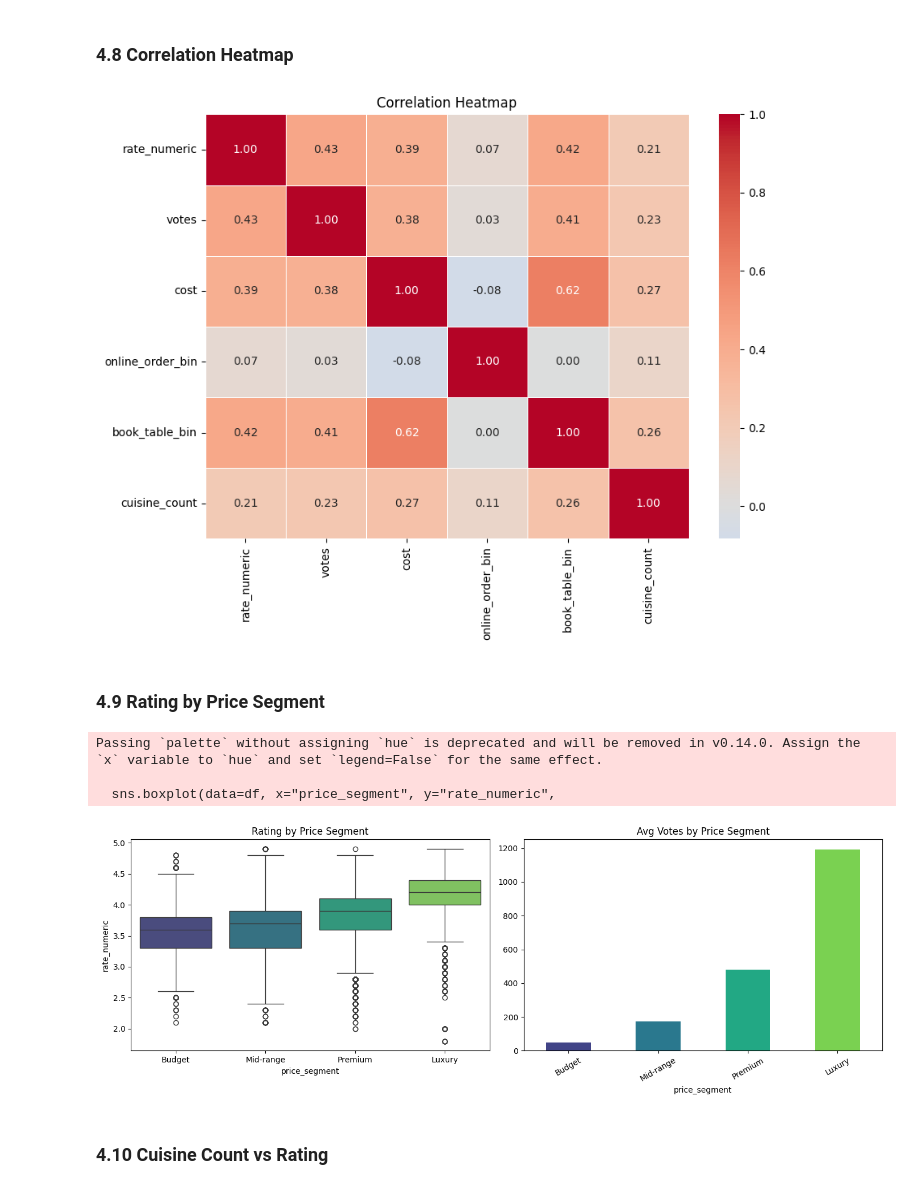
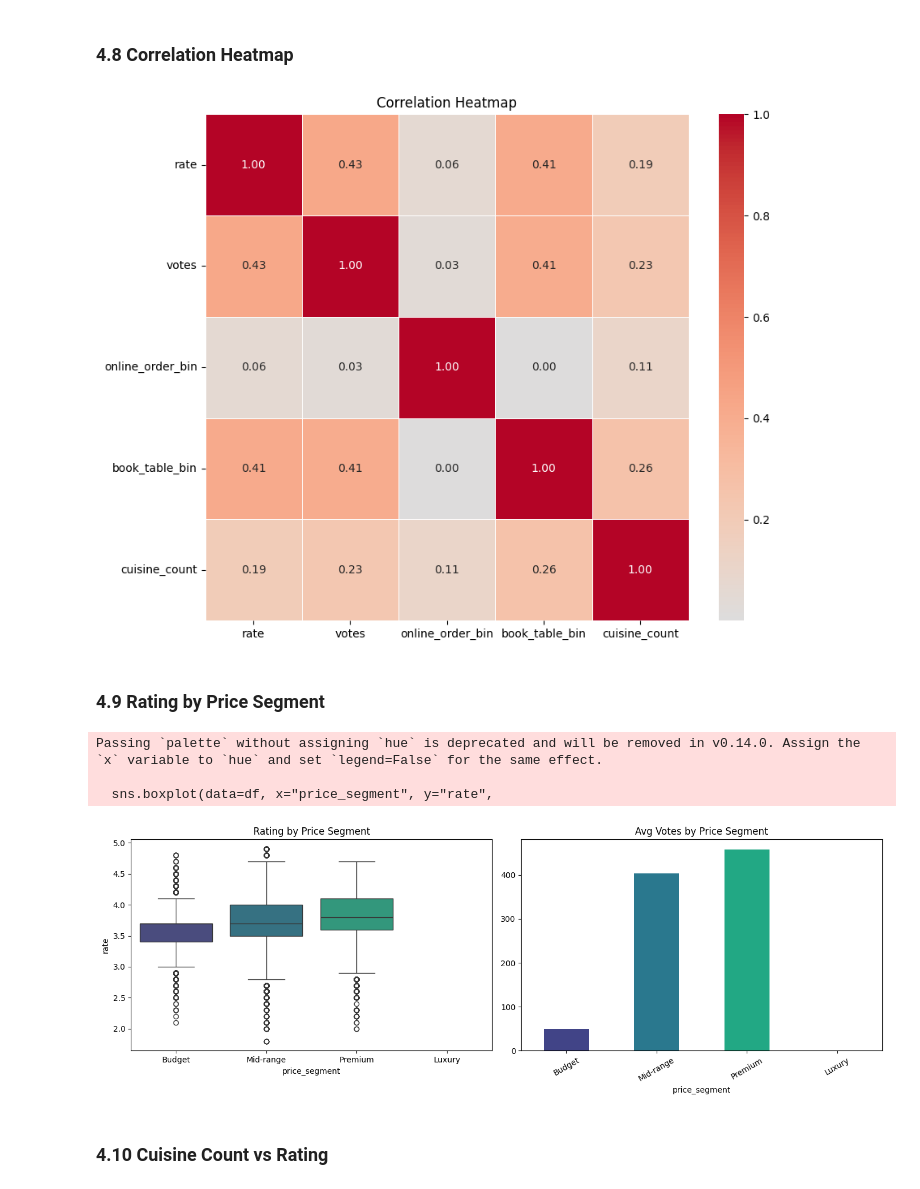
Before and after one commit to codebynishan/zomato-business-analysis, a Jupyter notebook: src/EDA.ipynb, the cells around one changed output. Saved outputs shown, nothing was run; the diff lists cells and outputs as text; code cells hidden in the pictures.

```diff
--- a/src/EDA.ipynb
+++ b/src/EDA.ipynb
@@ -152,2 +159,8 @@ df["book_table_bin"]   = (df["book_table"]   == "Yes").astype(int)
+# %%
+# filling with the median
+df['cost_for_two'] = df['cost_for_two'].fillna(df['cost_for_two'].median())
+# %%
+# filling with unknown
+df['dish_liked'] = df['dish_liked'].fillna('Unknown')
 # %% [markdown]
 ##  Feature Engineering
@@ -154,7 +171,7 @@ df["book_table_bin"]   = (df["book_table"]   == "Yes").astype(int)
 # %%
 # grouping the price segment
 df["price_segment"] = pd.cut(
-    df["cost"],
+    df["cost_for_two"],
     bins=[0, 300, 600, 1000, 10000],
     labels=["Budget", "Mid-range", "Premium", "Luxury"]
 )
@@ -167,7 +184,7 @@ df["cuisine_count"] = df["cuisines"].str.split(",").str.len().fillna(0).astype(i
 # %%
 # rating category according to the rating
 df["rating_tier"] = pd.cut(
-    df["rate_numeric"],
+    df["rate"],
     bins=[0, 3.5, 4.0, 4.5, 5.0],
     labels=["Poor", "Average", "Good", "Excellent"]
 )
@@ -345,22 +360,22 @@ Passing `palette` without assigning `hue` is deprecated and will be removed in v
 # %% [markdown]
 ### 4.8 Correlation Heatmap
 # %%
-num_cols = ["rate_numeric", "votes", "cost", "online_order_bin", "book_table_bin", "cuisine_count"]
+num_cols = ["rate", "votes", "online_order_bin", "book_table_bin", "cuisine_count"]
 corr = df[num_cols].corr()
 
 plt.figure(figsize=(9, 7))
 sns.heatmap(corr, annot=True, fmt=".2f", cmap="coolwarm", center=0, linewidths=0.5)
 plt.title("Correlation Heatmap")
 plt.tight_layout()
 plt.show()
 # %% [output]
-[figure, old version]
+[figure, new version]
 # %% [markdown]
 ### 4.9 Rating by Price Segment
 # %%
 fig, axes = plt.subplots(1, 2, figsize=(14, 5))
 
-sns.boxplot(data=df, x="price_segment", y="rate_numeric",
+sns.boxplot(data=df, x="price_segment", y="rate",
             order=["Budget","Mid-range","Premium","Luxury"], palette="viridis", ax=axes[0])
 axes[0].set_title("Rating by Price Segment")
 
@@ -375,8 +390,8 @@ plt.show()
 # %% [output]
 Passing `palette` without assigning `hue` is deprecated and will be removed in v0.14.0. Assign the `x` variable to `hue` and set `legend=False` for the same effect.
 
-  sns.boxplot(data=df, x="price_segment", y="rate_numeric",
+  sns.boxplot(data=df, x="price_segment", y="rate",
-[figure, old version]
+[figure, new version]
 # %% [markdown]
 ### 4.10 Cuisine Count vs Rating
 # %%
```
Also changed, not shown: parts of 23 cells of this notebook.
